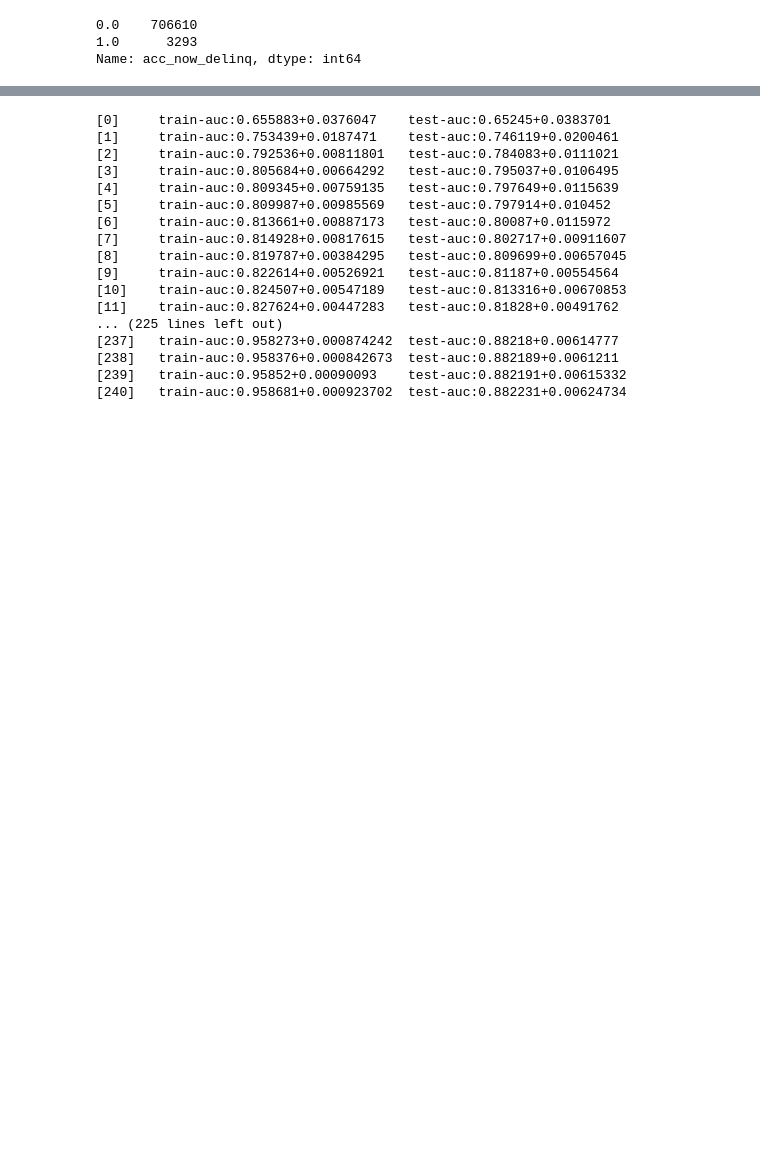
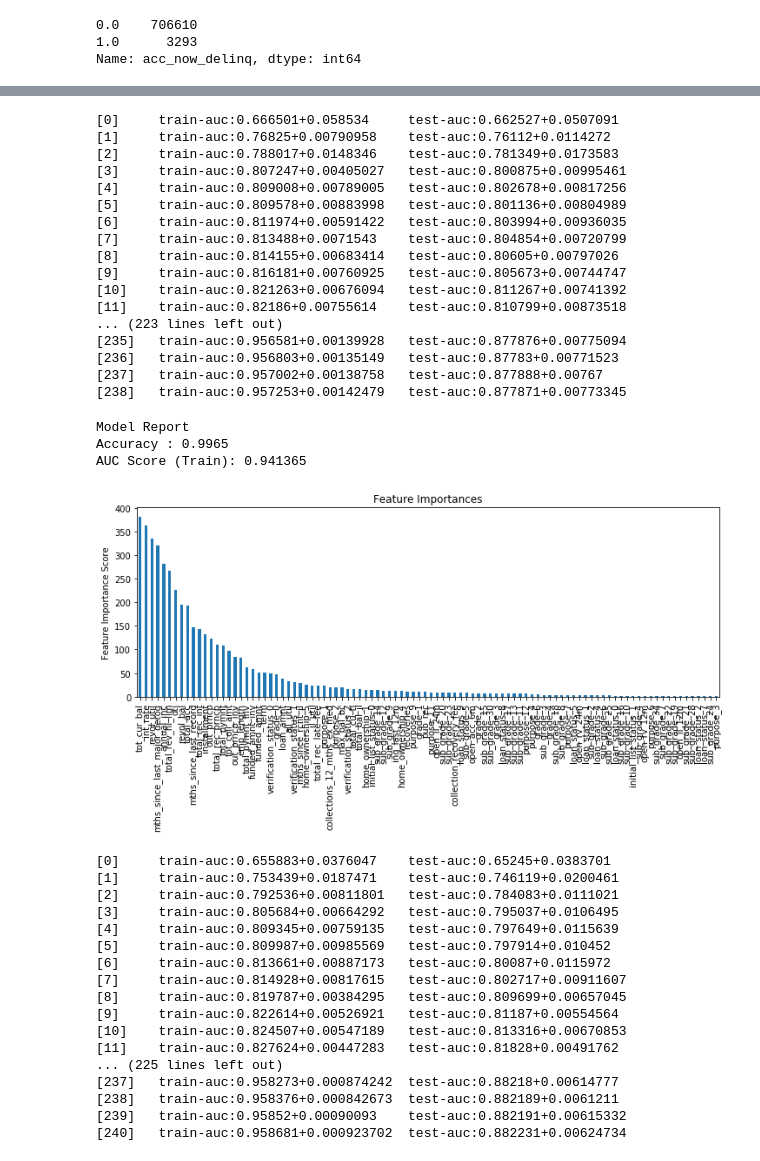
Before and after one commit to fuhailin/PINGAN-2018-Challenge, a Jupyter notebook: solution/xgboost_starter.ipynb, the cells around one changed output, grey strips where cells are left out. Cells and saved outputs as stored; diff of their text form; code cells hidden in the pictures; blank space fills up the shorter version.

```diff
--- a/solution/xgboost_starter.ipynb
+++ b/solution/xgboost_starter.ipynb
@@ -11,7 +11,7 @@ from xgboost.sklearn import XGBClassifier
 import matplotlib.pylab as plt
 %matplotlib inline
 from matplotlib.pylab import rcParams
-rcParams['figure.figsize'] = 12, 4
+rcParams['figure.figsize'] = 20, 4
 # %%
 train_df = pd.read_csv('../dump/train_modified.csv')
 test_df = pd.read_csv('../dump/test_modified.csv')
@@ -23,7 +23,3 @@ train_df[target].value_counts()
 0.0    706610
 1.0      3293
 Name: acc_now_delinq, dtype: int64
-# %%
-label=train_df['acc_now_delinq']
-train_df=train_df.drop(['acc_now_delinq'],axis=1)
-train_df.head()
@@ -70,18 +68,40 @@ def modelfit(alg, dtrain, dtest, predictors,useTrainCV=True, cv_folds=5, early_s
 # %%
 predictors = [x for x in train_df.columns if x not in [target,IDcol]]
 xgb1 = XGBClassifier(
         learning_rate =0.1,
         n_estimators=1000,
         max_depth=5,
         min_child_weight=1,
         gamma=0,
         subsample=0.8,
         colsample_bytree=0.8,
         objective= 'binary:logistic',
         nthread=-1,
         scale_pos_weight=1,
         seed=27)
-# modelfit(xgb1, train_df, test_df, predictors)
+modelfit(xgb1, train_df, test_df, predictors)
+# %% [output]
+[0]     train-auc:0.666501+0.058534     test-auc:0.662527+0.0507091
+[1]     train-auc:0.76825+0.00790958    test-auc:0.76112+0.0114272
+[2]     train-auc:0.788017+0.0148346    test-auc:0.781349+0.0173583
+[3]     train-auc:0.807247+0.00405027   test-auc:0.800875+0.00995461
+[4]     train-auc:0.809008+0.00789005   test-auc:0.802678+0.00817256
+[5]     train-auc:0.809578+0.00883998   test-auc:0.801136+0.00804989
+[6]     train-auc:0.811974+0.00591422   test-auc:0.803994+0.00936035
+[7]     train-auc:0.813488+0.0071543    test-auc:0.804854+0.00720799
+[8]     train-auc:0.814155+0.00683414   test-auc:0.80605+0.00797026
+[9]     train-auc:0.816181+0.00760925   test-auc:0.805673+0.00744747
+[10]    train-auc:0.821263+0.00676094   test-auc:0.811267+0.00741392
+[11]    train-auc:0.82186+0.00755614    test-auc:0.810799+0.00873518
+... (223 lines left out)
+[235]   train-auc:0.956581+0.00139928   test-auc:0.877876+0.00775094
+[236]   train-auc:0.956803+0.00135149   test-auc:0.87783+0.00771523
+[237]   train-auc:0.957002+0.00138758   test-auc:0.877888+0.00767
+[238]   train-auc:0.957253+0.00142479   test-auc:0.877871+0.00773345
+Model Report
+Accuracy : 0.9965
+AUC Score (Train): 0.941365
+[figure, added]
 # %%
 useTrainCV=True;cv_folds=5;early_stopping_rounds=50
 alg=xgb1
```
Also changed, not shown: parts of 2 cells of this notebook, 4 other files.
